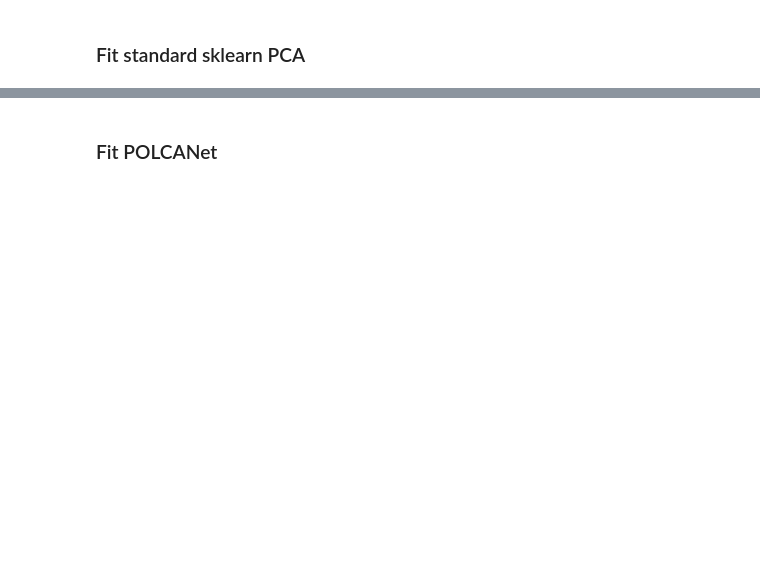
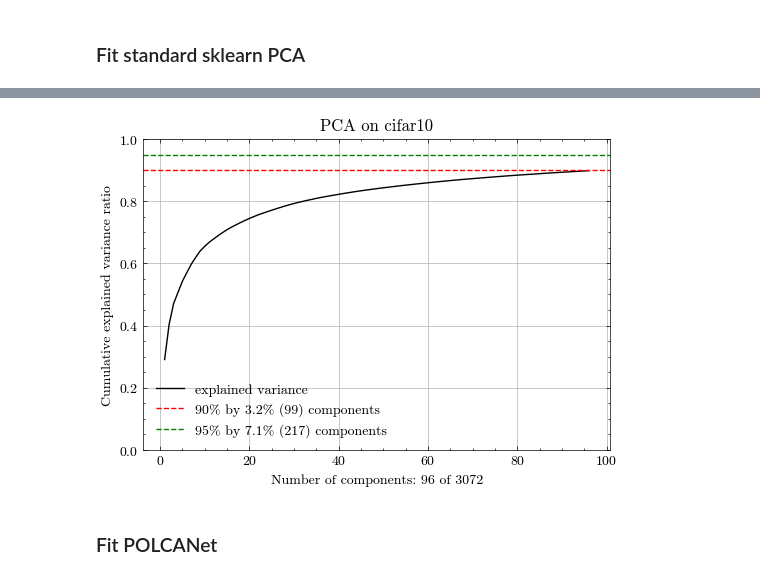
Before and after one commit to jamartinh/polcanet, a Jupyter notebook: examples/notebooks/cifar10_dataset.ipynb, the cells around one changed output, grey strips where cells are left out. Saved outputs shown, nothing was run; the diff lists cells and outputs as text; code cells hidden in the pictures; blank space fills up the shorter version.

Commit message:
improved notebooks and added multi_mnist.py

```diff
--- a/examples/notebooks/cifar10_dataset.ipynb
+++ b/examples/notebooks/cifar10_dataset.ipynb
@@ -10,26 +5,0 @@ The autoreload extension is already loaded. To reload it, use:
-# %%
-
-import matplotlib.pyplot as plt
-
-plt.style.use(['science','no-latex'])
-
-# Query the current default figure size
-current_fig_size = plt.rcParams["figure.figsize"]
-print(f"Current default figure size: {current_fig_size}")
-
-# Define a scalar factor
-scalar_factor = 1.5
-
-# Multiply the current figure size by the scalar factor
-new_fig_size = [size * scalar_factor for size in current_fig_size]
-
-# Set the new default figure size
-plt.rcParams["figure.figsize"] = new_fig_size
-
-print(f"New default figure size: {new_fig_size}")
-
-
-import numpy as np
-import torch
-
-device = "cuda" if torch.cuda.is_available() else "cpu"
@@ -103,9 +97,11 @@ ut.plot_train_images(X_test, "", n=7)
 # %%
-n_components = 32 * 3 * 3
+n_components = 32 * 3
 fig, axs = plt.subplots(1,1,sharex=True, sharey=True,layout='constrained')
 pca = ut.get_pca(X,n_components=n_components,title="PCA on cifar10",ax=axs)
 Xpca = pca.transform(np.squeeze(X.reshape(X.shape[0], -1)))
 plt.show()
+# %% [output]
+[figure, added]
 # %% [markdown]
 ### Fit POLCANet
 # %%
```
Also changed, not shown: parts of 23 cells of this notebook, 13 other files.
